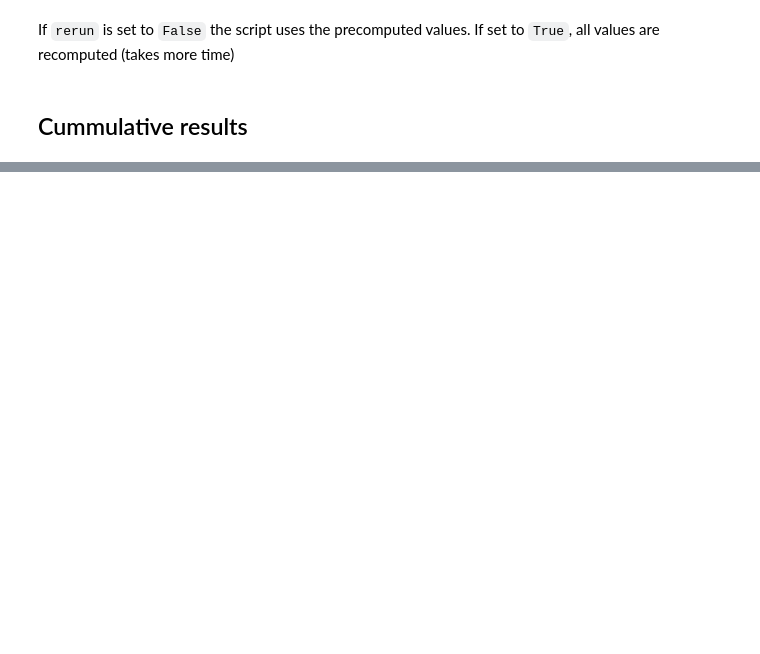
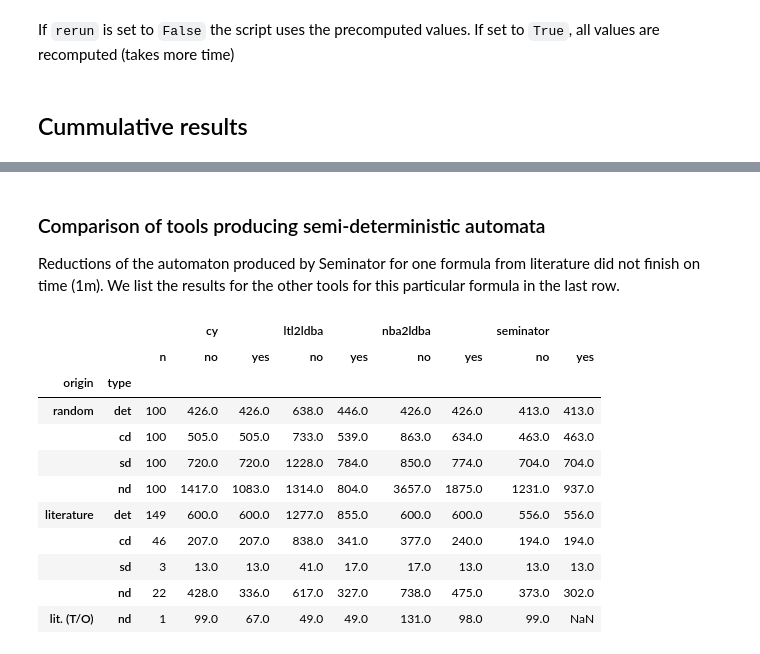
Before and after one commit to mklokocka/seminator, a Jupyter notebook: Run_comparison.ipynb, the cells around one changed output, grey strips where cells are left out. Saved outputs shown, nothing was run; the diff lists cells and outputs as text; code cells hidden in the pictures; blank space fills up the shorter version.

```diff
--- a/Run_comparison.ipynb
+++ b/Run_comparison.ipynb
@@ -319,0 +256,22 @@ r.states[r.exit_status['sd.cy.yes'] != 'ok']
+# %%
+display_markdown('''### Comparison of tools producing semi-deterministic automata
+Reductions of the automaton produced by Seminator for one formula from literature did not finish on time (1m). We list the results for the other tools for this particular formula in the last row.
+''',raw=True)
+# %% [output]
+### Comparison of tools producing semi-deterministic automata
+Reductions of the automaton produced by Seminator for one formula from literature did not finish on time (1m). We list the results for the other tools for this particular formula in the last row.
+# %%
+display(sd.append(sd_fail))
+# %% [output]
+|  |  |  | cy |  | ltl2ldba |  | nba2ldba |  | seminator |  |
+|  |  | n | no | yes | no | yes | no | yes | no | yes |
+| origin | type |  |  |  |  |  |  |  |  |  |
+| random | det | 100 | 426.0 | 426.0 | 638.0 | 446.0 | 426.0 | 426.0 | 413.0 | 413.0 |
+|  | cd | 100 | 505.0 | 505.0 | 733.0 | 539.0 | 863.0 | 634.0 | 463.0 | 463.0 |
+|  | sd | 100 | 720.0 | 720.0 | 1228.0 | 784.0 | 850.0 | 774.0 | 704.0 | 704.0 |
+|  | nd | 100 | 1417.0 | 1083.0 | 1314.0 | 804.0 | 3657.0 | 1875.0 | 1231.0 | 937.0 |
+| literature | det | 149 | 600.0 | 600.0 | 1277.0 | 855.0 | 600.0 | 600.0 | 556.0 | 556.0 |
+|  | cd | 46 | 207.0 | 207.0 | 838.0 | 341.0 | 377.0 | 240.0 | 194.0 | 194.0 |
+|  | sd | 3 | 13.0 | 13.0 | 41.0 | 17.0 | 17.0 | 13.0 | 13.0 | 13.0 |
+|  | nd | 22 | 428.0 | 336.0 | 617.0 | 327.0 | 738.0 | 475.0 | 373.0 | 302.0 |
+| lit. (T/O) | nd | 1 | 99.0 | 67.0 | 49.0 | 49.0 | 131.0 | 98.0 | 99.0 | NaN |
```
Also changed, not shown: parts of 29 cells of this notebook, 12 other files.
